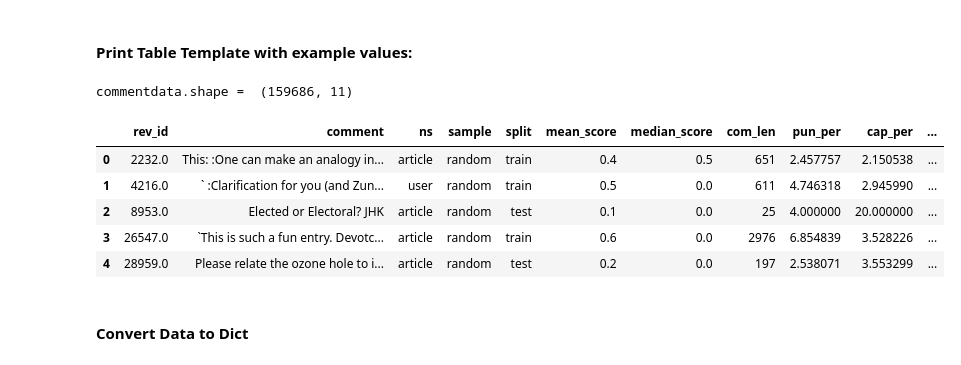
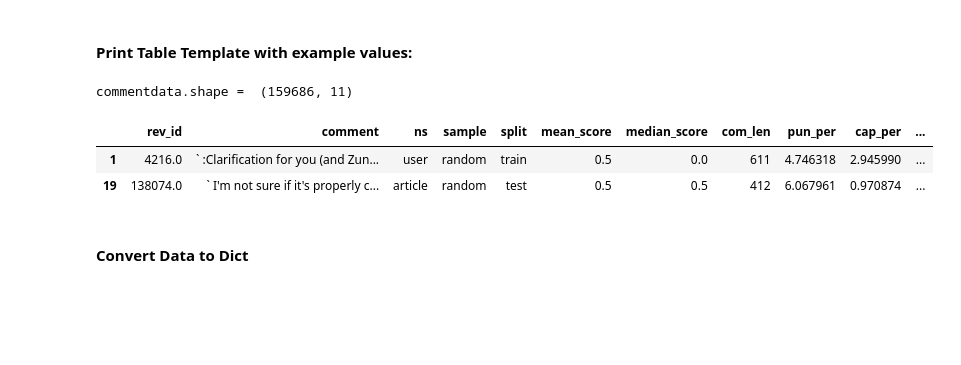
Before and after one commit to kimrharper/data_science_nltk, a Jupyter notebook: Language_Analysis.ipynb, the cells around one changed output. Saved outputs shown, nothing was run; the diff lists cells and outputs as text; code cells hidden in the pictures; blank space fills up the shorter version.

```diff
--- a/Language_Analysis.ipynb
+++ b/Language_Analysis.ipynb
@@ -121,18 +122,17 @@ del commentdata['logged_in']
 # %%
 # prints basic data table structure
 print("commentdata.shape = ",commentdata.shape)
 commentdata.head()
 
 # prints longer data table:
 # display (commentdata)
+
+commentdata[commentdata['mean_score']==0.5].head(2)
 # %% [output]
 commentdata.shape =  (159686, 11)
 |  | rev_id | comment | ns | sample | split | mean_score | median_score | com_len | pun_per | cap_per | ... |
-| 0 | 2232.0 | This: :One can make an analogy in... | article | random | train | 0.4 | 0.5 | 651 | 2.457757 | 2.150538 | ... |
 | 1 | 4216.0 | ` :Clarification for you (and Zun... | user | random | train | 0.5 | 0.0 | 611 | 4.746318 | 2.945990 | ... |
-| 2 | 8953.0 | Elected or Electoral? JHK | article | random | test | 0.1 | 0.0 | 25 | 4.000000 | 20.000000 | ... |
-| 3 | 26547.0 | `This is such a fun entry. Devotc... | article | random | train | 0.6 | 0.0 | 2976 | 6.854839 | 3.528226 | ... |
-| 4 | 28959.0 | Please relate the ozone hole to i... | article | random | test | 0.2 | 0.0 | 197 | 2.538071 | 3.553299 | ... |
+| 19 | 138074.0 | ` I'm not sure if it's properly c... | article | random | test | 0.5 | 0.5 | 412 | 6.067961 | 0.970874 | ... |
 # %% [markdown]
 #### Convert Data to Dict
 # %%
```
Also changed, not shown: parts of 11 cells of this notebook, 3 other files.
